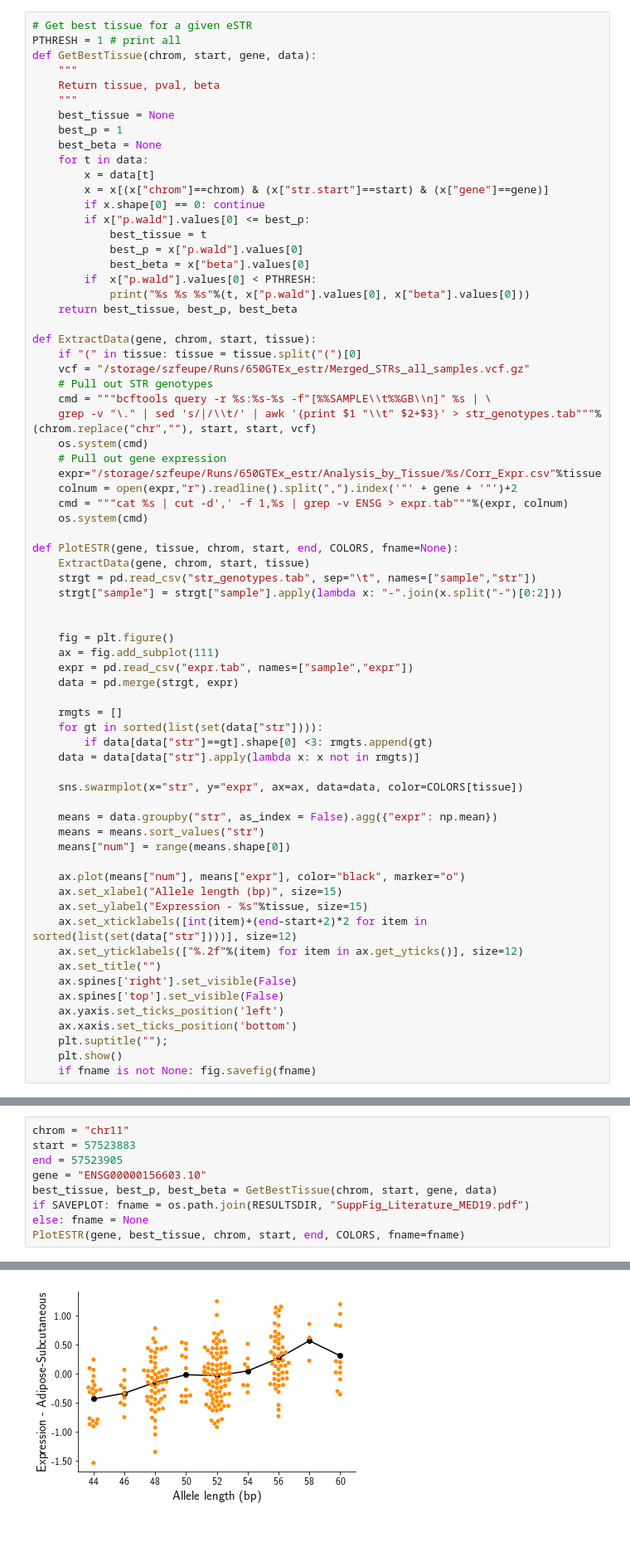
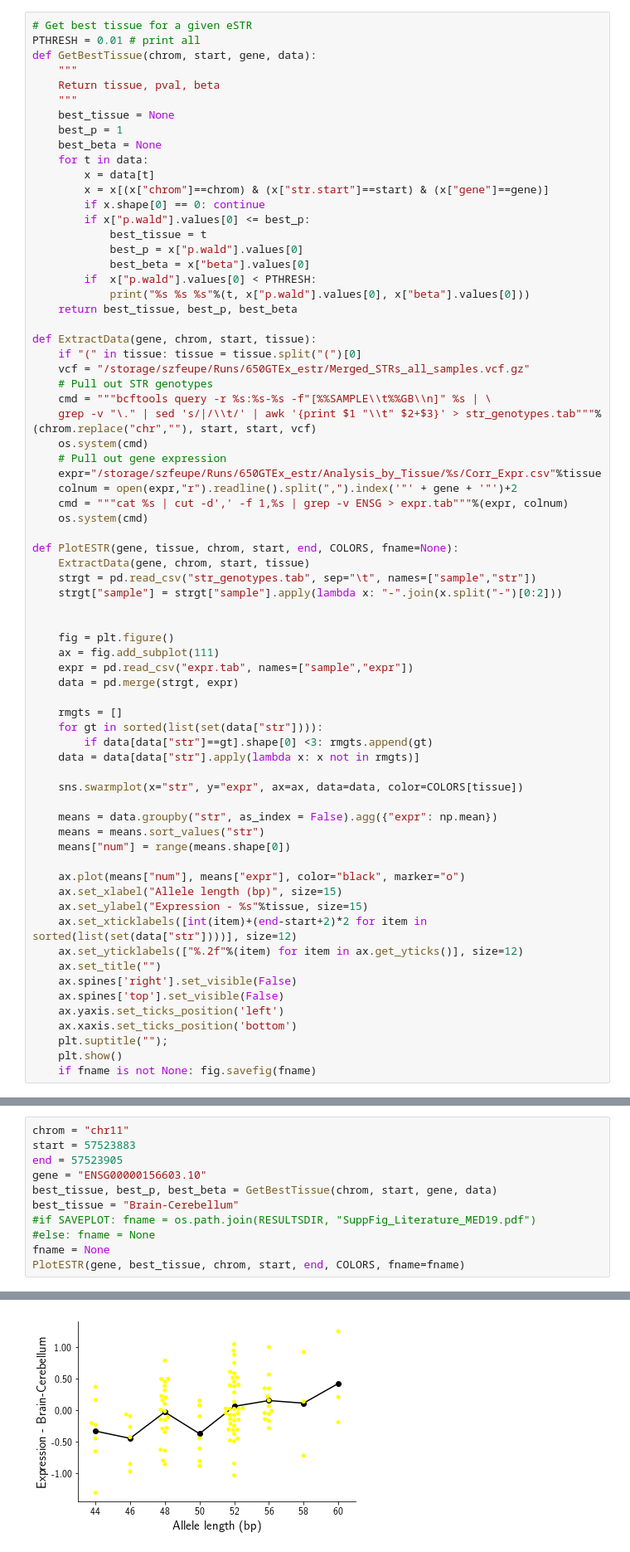
Before and after one commit to gymreklab/gtex-estrs-paper, a Jupyter notebook: Figures/eSTRLiteratureExamples.ipynb, the cells around one changed output, grey strips where cells are left out. Shown at 83% size. Drawn from its saved outputs; the diff is of its cells as text.

Commit message:
updating figures

```diff
--- a/Figures/eSTRLiteratureExamples.ipynb
+++ b/Figures/eSTRLiteratureExamples.ipynb
@@ -61,7 +61,7 @@ for t in TISSUES:
 Populating the interactive namespace from numpy and matplotlib
 # %%
 # Get best tissue for a given eSTR
-PTHRESH = 1 # print all
+PTHRESH = 0.01 # print all
 def GetBestTissue(chrom, start, gene, data):
     """
     Return tissue, pval, beta
@@ -351,7 +362,9 @@ start = 57523883
 end = 57523905
 gene = "ENSG00000156603.10"
 best_tissue, best_p, best_beta = GetBestTissue(chrom, start, gene, data)
-if SAVEPLOT: fname = os.path.join(RESULTSDIR, "SuppFig_Literature_MED19.pdf")
-else: fname = None
+best_tissue = "Brain-Cerebellum"
+#if SAVEPLOT: fname = os.path.join(RESULTSDIR, "SuppFig_Literature_MED19.pdf")
+#else: fname = None
+fname = None
 PlotESTR(gene, best_tissue, chrom, start, end, COLORS, fname=fname)
 # %% [output]
@@ -375 +385 @@ Artery-Aorta 0.04579884163988646 0.14824781748620247
-[figure, old version]
+[figure, new version]
```
Also changed, not shown: parts of 65 cells of this notebook, 6 other files.
